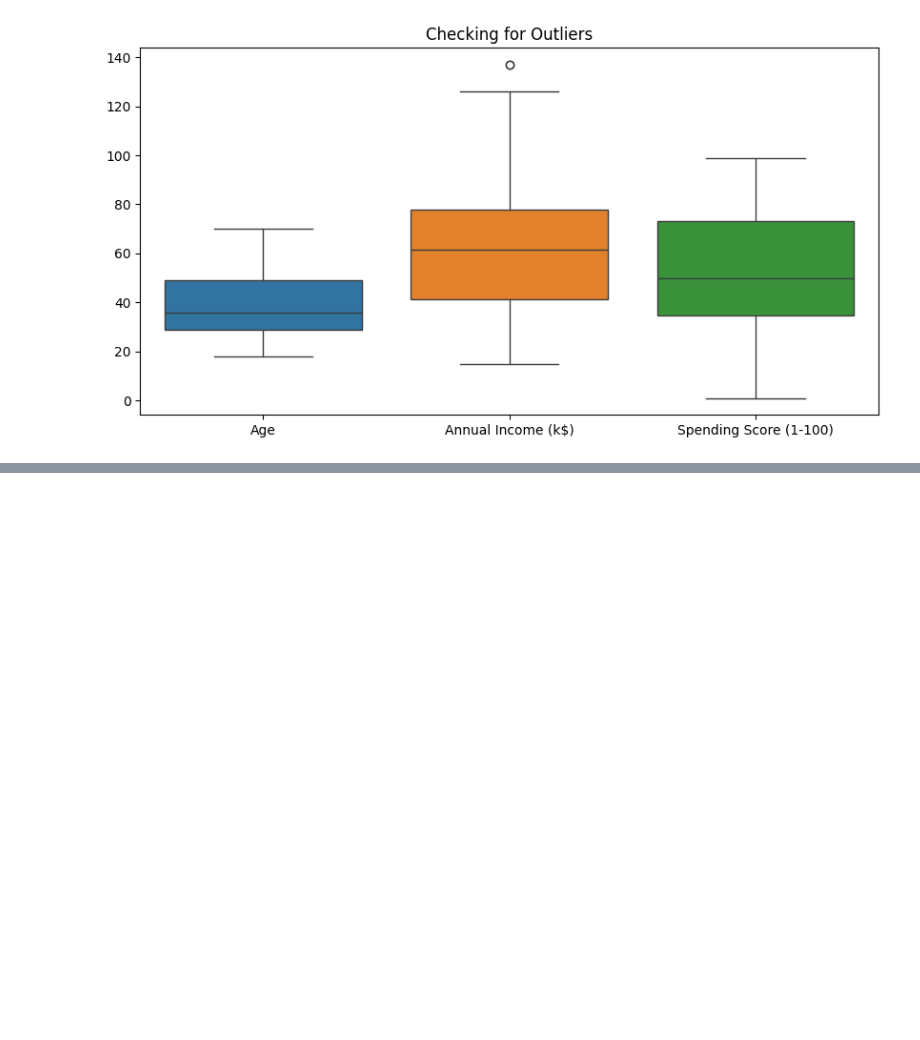
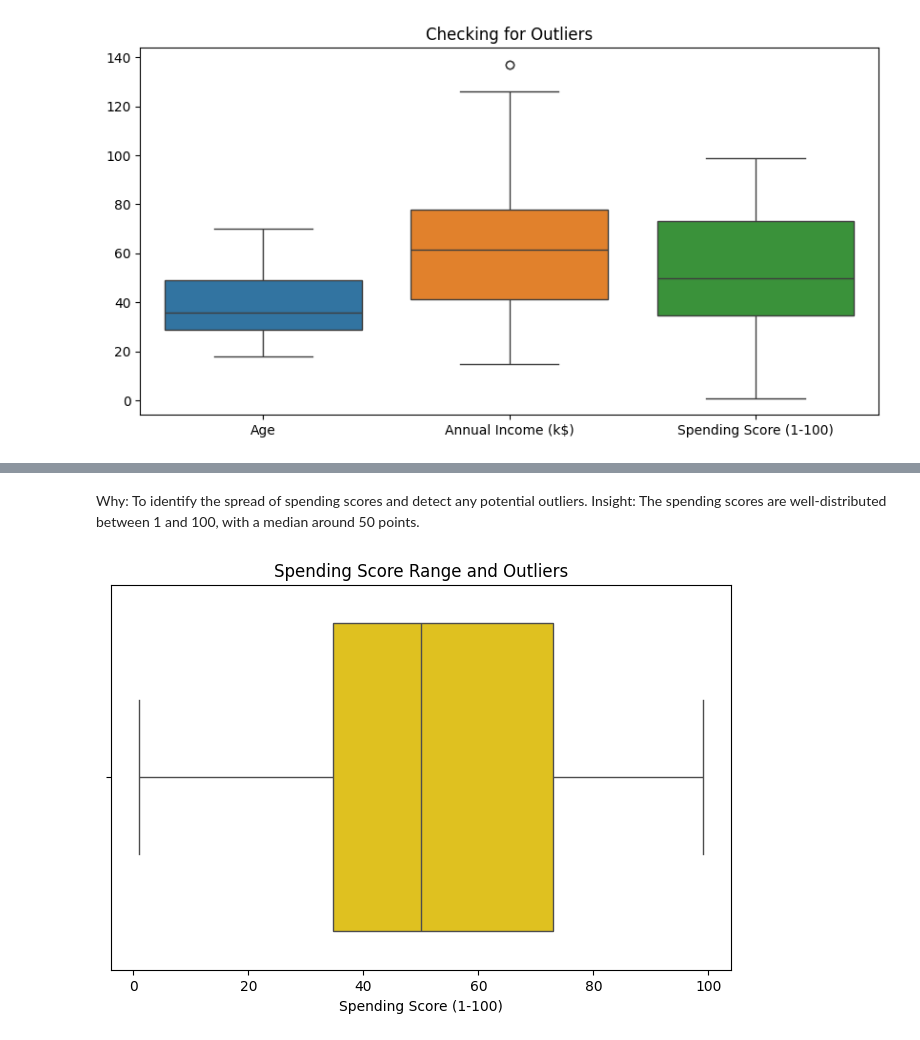
Before and after one commit to saraothman221/ARTI406-Assignment1-Saraoth, a Jupyter notebook: ARTI406_Assignment1_Saraoth.ipynb, the cells around one changed output, grey strips where cells are left out. Drawn from its saved outputs; the diff is of its cells as text; code cells hidden in the pictures; blank space fills up the shorter version.

```diff
--- a/ARTI406_Assignment1_Saraoth.ipynb
+++ b/ARTI406_Assignment1_Saraoth.ipynb
@@ -131,0 +148,10 @@ plt.show()
+# %% [markdown]
+Why: To identify the spread of spending scores and detect any potential outliers.
+Insight: The spending scores are well-distributed between 1 and 100, with a median around 50 points.
+# %%
+plt.figure(figsize=(8,5))
+sns.boxplot(x=df['Spending Score (1-100)'], color='gold')
+plt.title('Spending Score Range and Outliers')
+plt.show()
+# %% [output]
+[figure, added]
```
Also changed, not shown: parts of 13 cells of this notebook.
